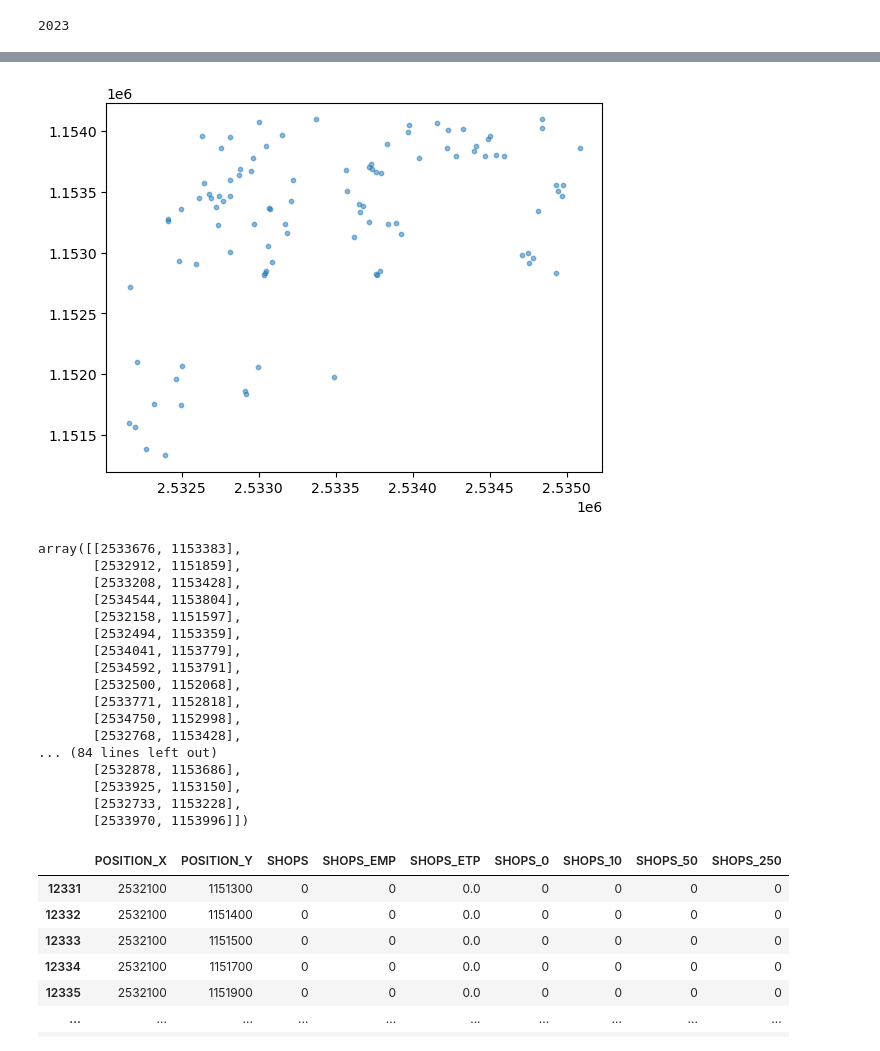
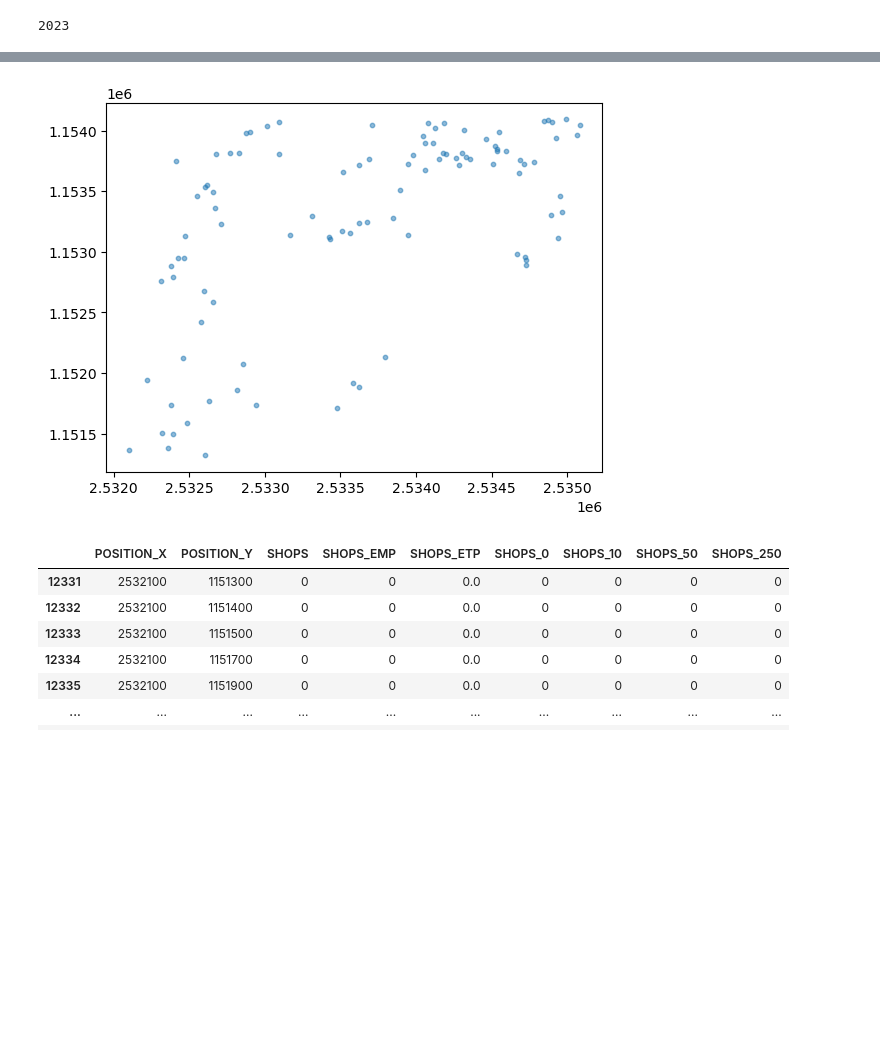
Before and after one commit to merlebleue/DRONES-AND-BUS, a Jupyter notebook: test.ipynb, the cells around one changed output, grey strips where cells are left out. Saved outputs shown, nothing was run; the diff lists cells and outputs as text; code cells hidden in the pictures; blank space fills up the shorter version.

```diff
--- a/test.ipynb
+++ b/test.ipynb
@@ -59,0 +198,4 @@ np.int64(27262)
+# %%
+population = STATPOP(epfl, precision_in_meter=1, seed = 200)
+plt.scatter(population.get_points(["POPULATION"])[:, 0], population.get_points(["POPULATION"])[:, 1], c=population.get_points(["POPULATION"])[:, 2], alpha=0.5, s=2)
+plt.show()
@@ -94,27 +230,9 @@ array([[2533676, 1153383],
 # %%
-pop_demand_jitter = population.generate_n(100, 1, seed = 100)
-plt.scatter(pop_demand_jitter[:, 0], pop_demand_jitter[:, 1], alpha=0.5, s=10)
+pop_demand = population.generate_n(100, seed = 100)
+plt.scatter(pop_demand[:, 0], pop_demand[:, 1], alpha=0.5, s=10)
 plt.show()
-pop_demand_jitter
 # %% [output]
-[figure, old version]
+[figure, new version]
-array([[2533676, 1153383],
-       [2532912, 1151859],
-       [2533208, 1153428],
-       [2534544, 1153804],
-       [2532158, 1151597],
-       [2532494, 1153359],
-       [2534041, 1153779],
-       [2534592, 1153791],
-       [2532500, 1152068],
-       [2533771, 1152818],
-       [2534750, 1152998],
-       [2532768, 1153428],
-... (84 lines left out)
-       [2532878, 1153686],
-       [2533925, 1153150],
-       [2532733, 1153228],
-       [2533970, 1153996]])
 # %%
 entreprises = STATENT(epfl)
 entreprises.df
```
Also changed, not shown: parts of 12 cells of this notebook, 1 other file.
